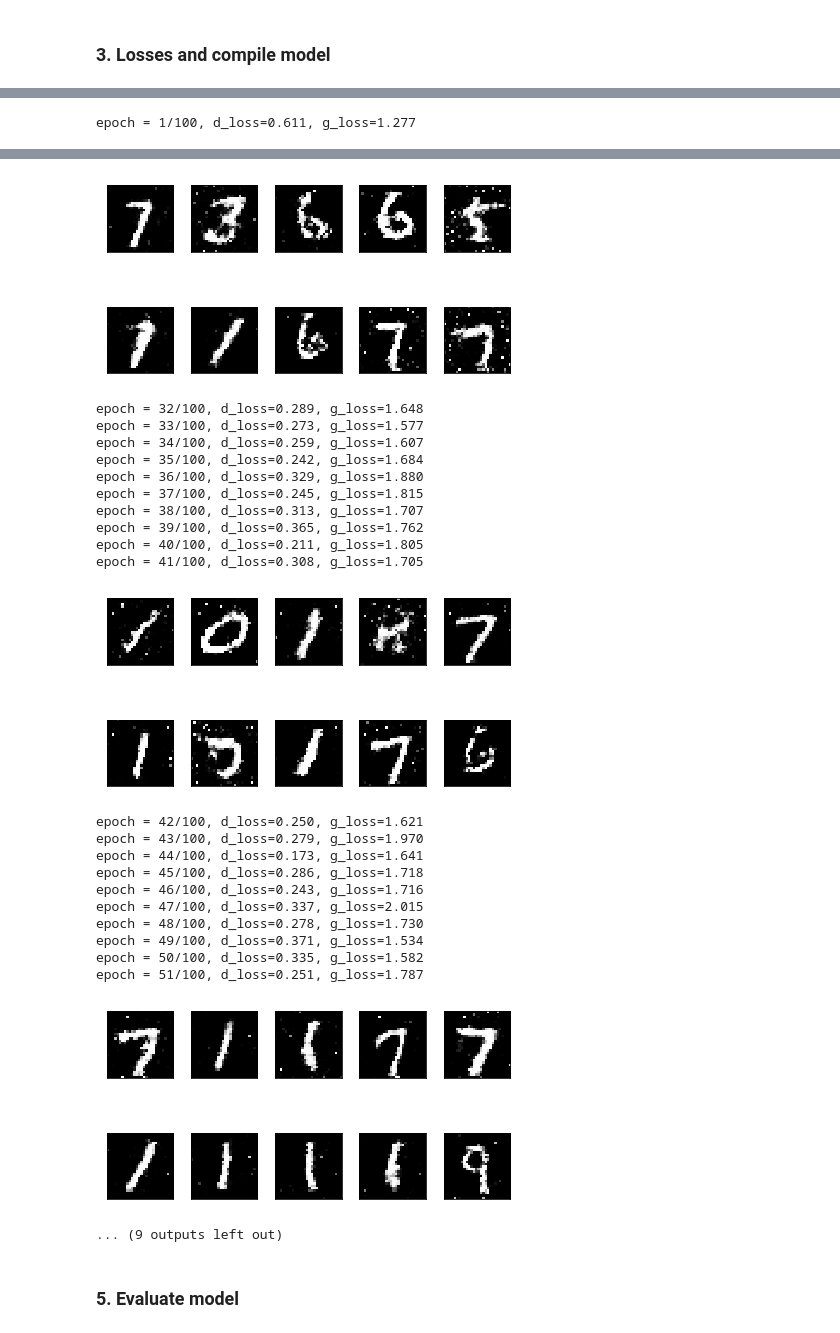
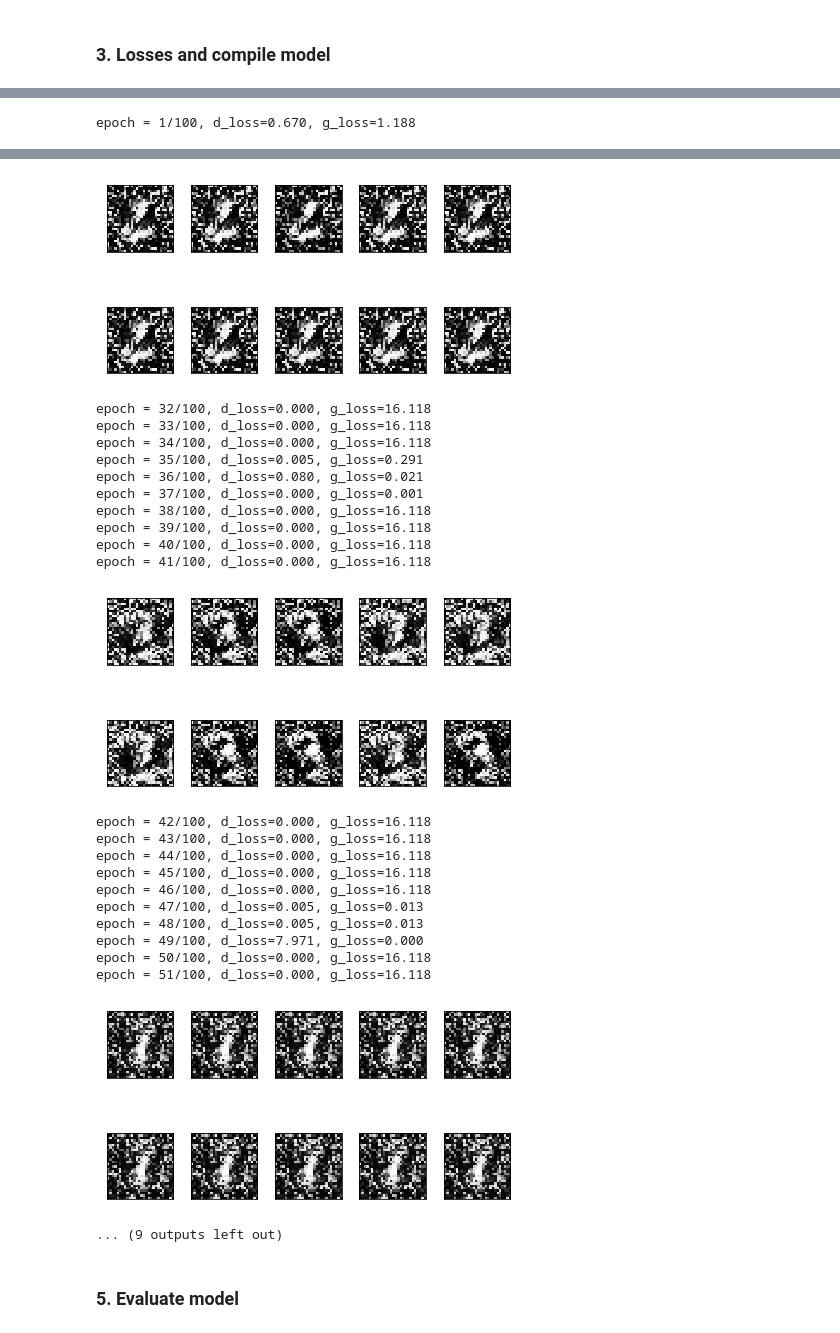
Before and after one commit to mafda/generative_adversarial_networks_101, a Jupyter notebook: src/01_GAN_MNIST.ipynb, the cells around one changed output, grey strips where cells are left out. Cells and saved outputs as stored; diff of their text form; code cells hidden in the pictures.

Commit message:
include other architectures, conclusoes, and modified code with trainable and non-trainable networks

```diff
--- a/src/01_GAN_MNIST.ipynb
+++ b/src/01_GAN_MNIST.ipynb
@@ -203,9 +222,10 @@ img_dim = 784
 
 init = initializers.RandomNormal(stddev=0.02)
 
-# Generator
+# Generator network
 generator = Sequential()
-generator.add(Dense(128, input_shape=(latent_dim,), activation='relu', kernel_initializer=init))
+generator.add(Dense(128, input_shape=(latent_dim,), activation='relu',
+                    kernel_initializer=init))
 generator.add(BatchNormalization())
 generator.add(Dense(256, activation='relu'))
 generator.add(BatchNormalization())
@@ -226,7 +270,8 @@ model.summary()
 # %%
 # Discriminator
 discriminator = Sequential()
-discriminator.add(Dense(512 input_shape=(img_dim,), activation='relu', kernel_initializer=init))
+discriminator.add(Dense(512, input_shape=(img_dim,), activation='relu',
+                        kernel_initializer=init))
 discriminator.add(Dense(256, activation='relu'))
 discriminator.add(Dense(128, activation='relu'))
 discriminator.add(Dense(1, activation='sigmoid'))
@@ -268,0 +342,11 @@ d_g.compile(opt, loss='binary_crossentropy',
+# %%
+discriminator.trainable = True
+print('\n\ndiscriminator')
+discriminator.summary()
+print('\n\nadversarial')
+d_g.summary()
+discriminator.trainable = False
+print('\n\ndiscriminator')
+discriminator.summary()
+print('\n\nadversarial')
+d_g.summary()
@@ -279,6 +399,8 @@ g_loss = []
 for e in range(epochs):
     for i in range(len(X_train) // batch_size):
         # Train Discriminator weights
+        discriminator.trainable = True
+
         # Real samples
         X_batch = X_train[i*batch_size:(i+1)*batch_size]
         d_loss_real = discriminator.train_on_batch(x=X_batch, y=real)
@@ -292,6 +414,7 @@ for e in range(epochs):
         d_loss_batch = 0.5 * (d_loss_real[0] + d_loss_fake[0])
 
         # Train Generator weights
+        discriminator.trainable = False
         g_loss_batch = d_g.train_on_batch(x=z, y=real)
 
         print(
@@ -317,4 +440,4 @@ for e in range(epochs):
         plt.tight_layout()
         plt.show()
 # %% [output]
-epoch = 1/100, d_loss=0.611, g_loss=1.277
+epoch = 1/100, d_loss=0.670, g_loss=1.188
@@ -354,26 +477,26 @@ epoch = 31/100, d_loss=0.242, g_loss=1.795
-[figure, old version]
+[figure, new version]
-epoch = 32/100, d_loss=0.289, g_loss=1.648
-epoch = 33/100, d_loss=0.273, g_loss=1.577
-epoch = 34/100, d_loss=0.259, g_loss=1.607
-epoch = 35/100, d_loss=0.242, g_loss=1.684
-epoch = 36/100, d_loss=0.329, g_loss=1.880
-epoch = 37/100, d_loss=0.245, g_loss=1.815
-epoch = 38/100, d_loss=0.313, g_loss=1.707
-epoch = 39/100, d_loss=0.365, g_loss=1.762
-epoch = 40/100, d_loss=0.211, g_loss=1.805
-epoch = 41/100, d_loss=0.308, g_loss=1.705
+epoch = 32/100, d_loss=0.000, g_loss=16.118
+epoch = 33/100, d_loss=0.000, g_loss=16.118
+epoch = 34/100, d_loss=0.000, g_loss=16.118
+epoch = 35/100, d_loss=0.005, g_loss=0.291
+epoch = 36/100, d_loss=0.080, g_loss=0.021
+epoch = 37/100, d_loss=0.000, g_loss=0.001
+epoch = 38/100, d_loss=0.000, g_loss=16.118
+epoch = 39/100, d_loss=0.000, g_loss=16.118
+epoch = 40/100, d_loss=0.000, g_loss=16.118
+epoch = 41/100, d_loss=0.000, g_loss=16.118
-[figure, old version]
+[figure, new version]
-epoch = 42/100, d_loss=0.250, g_loss=1.621
-epoch = 43/100, d_loss=0.279, g_loss=1.970
-epoch = 44/100, d_loss=0.173, g_loss=1.641
-epoch = 45/100, d_loss=0.286, g_loss=1.718
-epoch = 46/100, d_loss=0.243, g_loss=1.716
-epoch = 47/100, d_loss=0.337, g_loss=2.015
-epoch = 48/100, d_loss=0.278, g_loss=1.730
-epoch = 49/100, d_loss=0.371, g_loss=1.534
-epoch = 50/100, d_loss=0.335, g_loss=1.582
-epoch = 51/100, d_loss=0.251, g_loss=1.787
+epoch = 42/100, d_loss=0.000, g_loss=16.118
+epoch = 43/100, d_loss=0.000, g_loss=16.118
+epoch = 44/100, d_loss=0.000, g_loss=16.118
+epoch = 45/100, d_loss=0.000, g_loss=16.118
+epoch = 46/100, d_loss=0.000, g_loss=16.118
+epoch = 47/100, d_loss=0.005, g_loss=0.013
+epoch = 48/100, d_loss=0.005, g_loss=0.013
+epoch = 49/100, d_loss=7.971, g_loss=0.000
+epoch = 50/100, d_loss=0.000, g_loss=16.118
+epoch = 51/100, d_loss=0.000, g_loss=16.118
-[figure, old version]
+[figure, new version]
 ... (9 outputs left out)
 # %% [markdown]
 ### 5. Evaluate model
```
Also changed, not shown: parts of 16 cells of this notebook.
